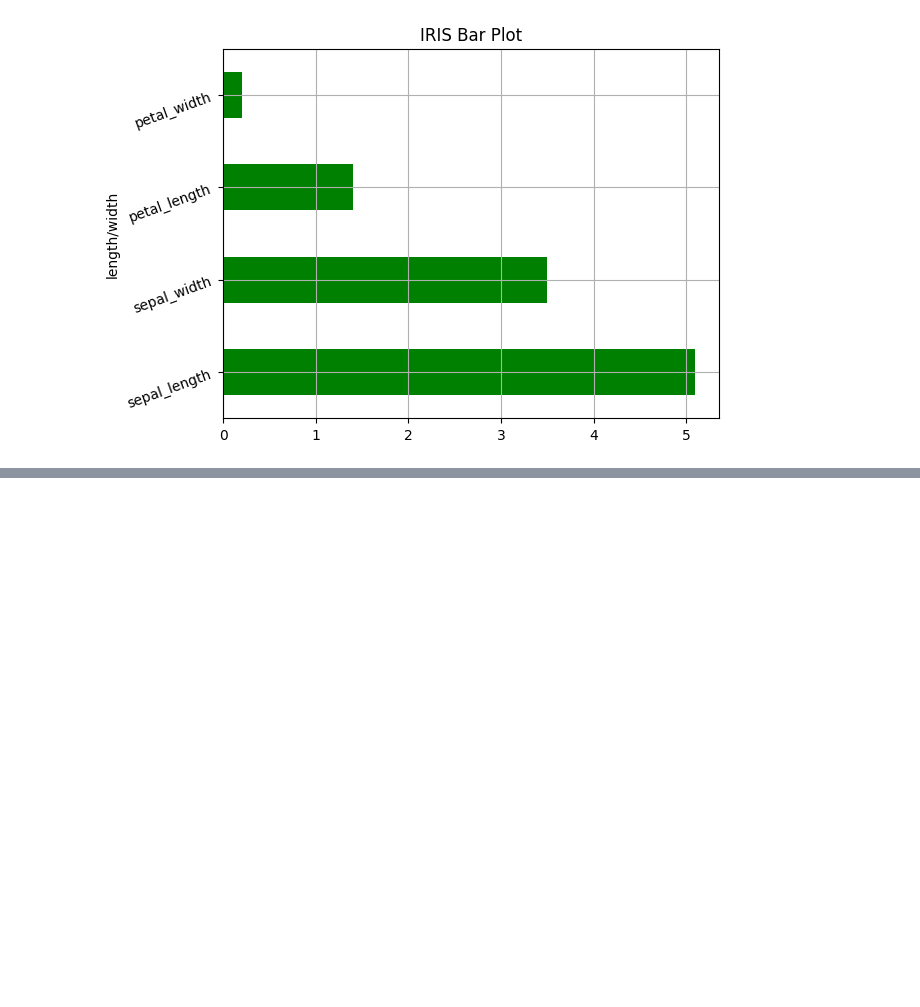
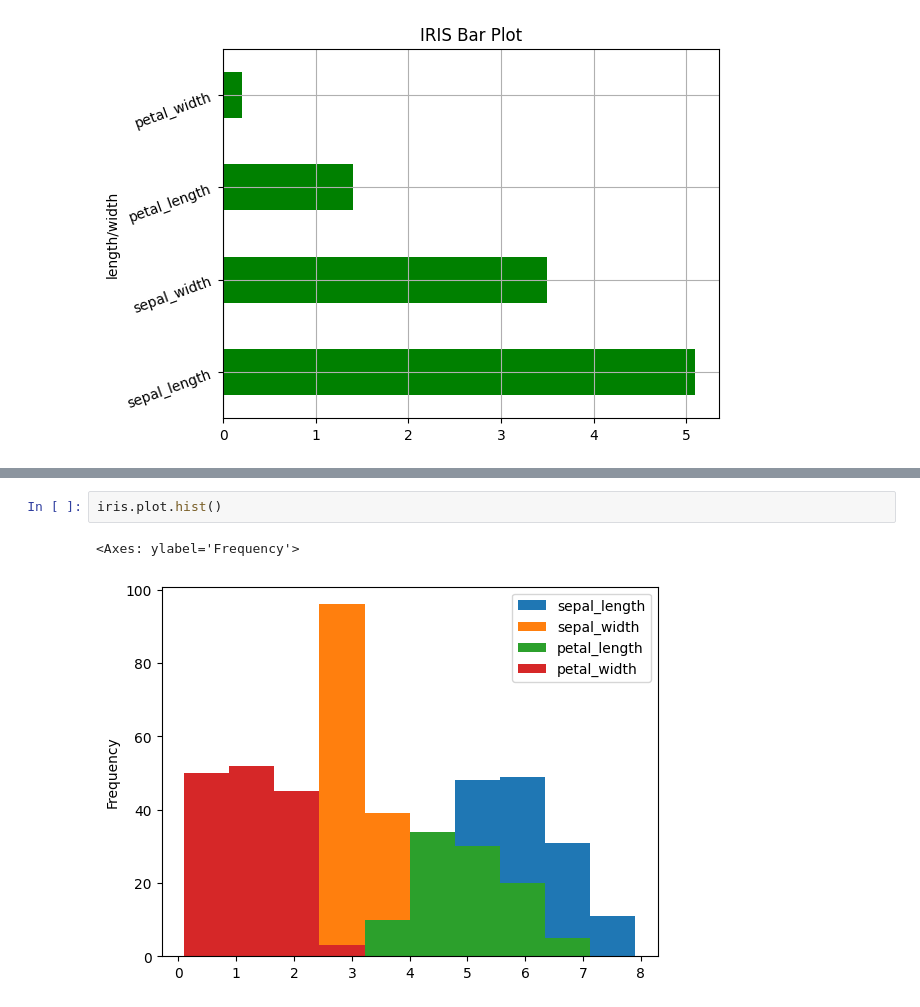
Before and after one commit to arashniroomand/MachineLearning, a Jupyter notebook: Practical_MasterClass/DataVisualization.ipynb, the cells around one changed output, grey strips where cells are left out. Drawn from its saved outputs; the diff is of its cells as text; blank space fills up the shorter version.

```diff
--- a/Practical_MasterClass/DataVisualization.ipynb
+++ b/Practical_MasterClass/DataVisualization.ipynb
@@ -134,0 +140,5 @@ df.plot.barh(color = 'green', fontsize = 10, title = 'IRIS Bar Plot', ylabel = '
+# %%
+iris.plot.hist()
+# %% [output]
+<Axes: ylabel='Frequency'>
+[figure, added]
```
Also changed, not shown: parts of 3 cells of this notebook.
